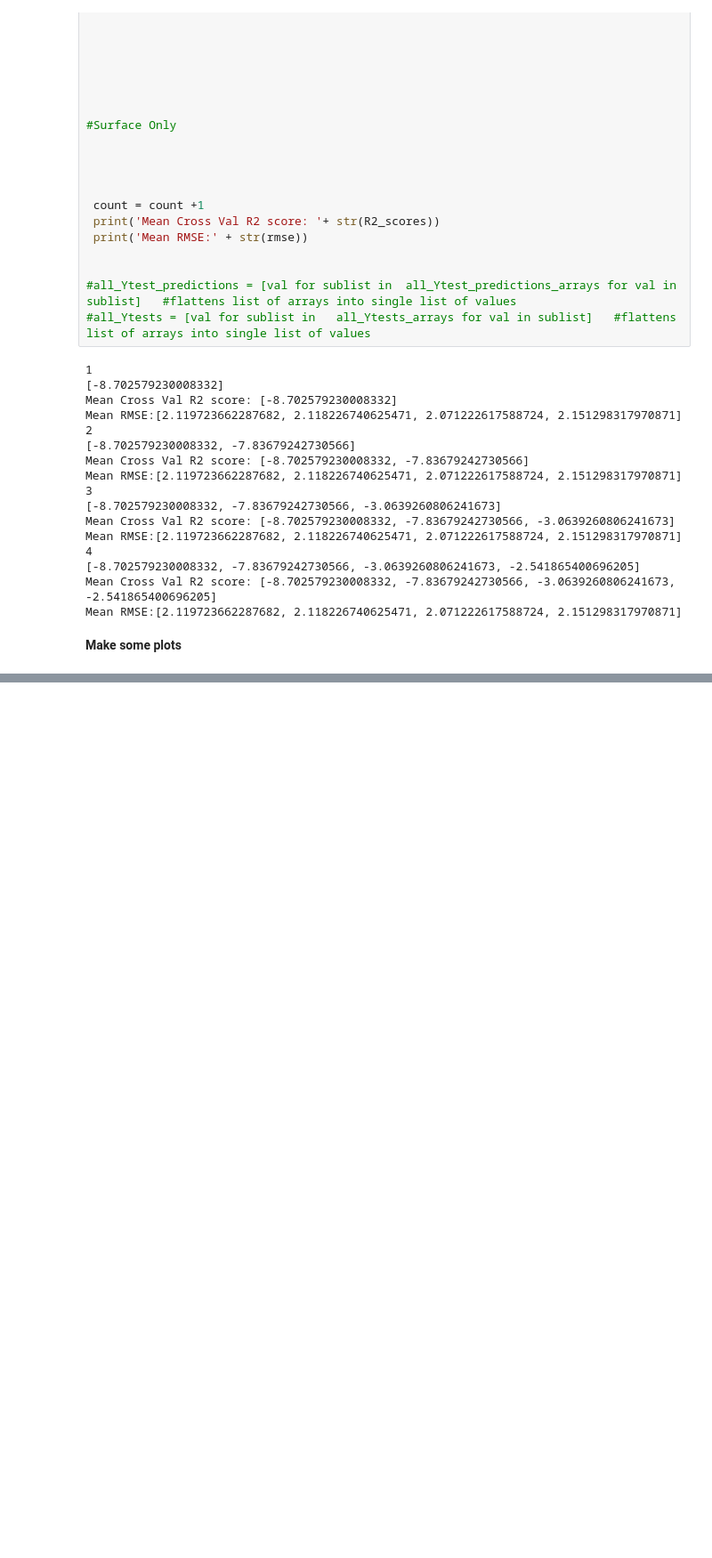
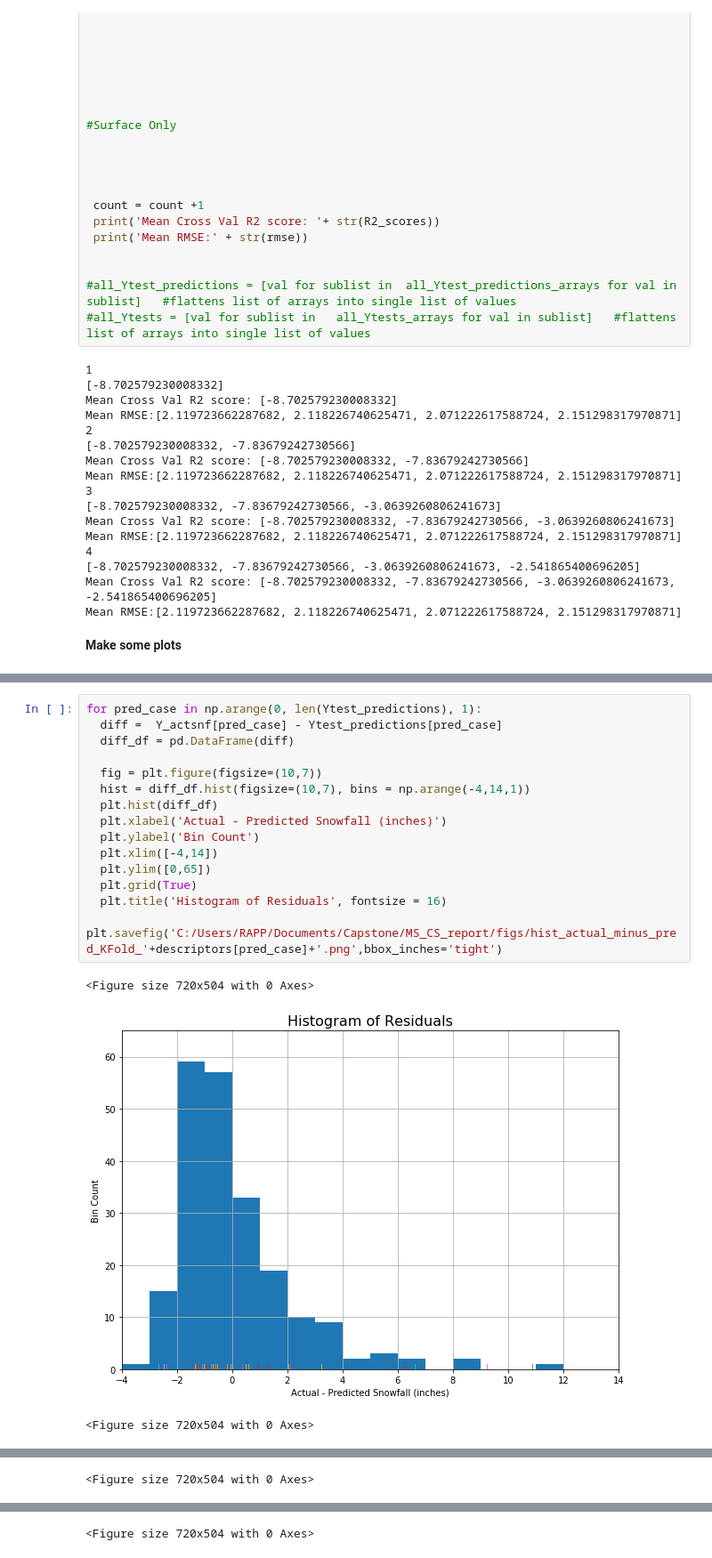
Before and after one commit to dustinrapp/Capstone_Springboard_Intermediate_Python, a Jupyter notebook: Projects/8a_UASFC_20-80_KFold_Crossval.ipynb, the cells around one changed output, grey strips where cells are left out. Shown at 89% size. Drawn from its saved outputs; the diff is of its cells as text; blank space fills up the shorter version.

```diff
--- a/Projects/8a_UASFC_20-80_KFold_Crossval.ipynb
+++ b/Projects/8a_UASFC_20-80_KFold_Crossval.ipynb
@@ -349,0 +360,19 @@ Mean RMSE:[2.119723662287682, 2.118226740625471, 2.071222617588724, 2.1512983179
+# %%
+for pred_case in np.arange(0, len(Ytest_predictions), 1):
+  diff =  Y_actsnf[pred_case] - Ytest_predictions[pred_case]
+  diff_df = pd.DataFrame(diff)
+
+  fig = plt.figure(figsize=(10,7))
+  hist = diff_df.hist(figsize=(10,7), bins = np.arange(-4,14,1))
+  plt.hist(diff_df)
+  plt.xlabel('Actual - Predicted Snowfall (inches)')
+  plt.ylabel('Bin Count')
+  plt.xlim([-4,14])
+  plt.ylim([0,65])
+  plt.grid(True)
+  plt.title('Histogram of Residuals', fontsize = 16)
+  plt.savefig('C:/Users/RAPP/Documents/Capstone/MS_CS_report/figs/hist_actual_minus_pred_KFold_'+descriptors[pred_case]+'.png',bbox_inches='tight')
+# %% [output]
+<Figure size 720x504 with 0 Axes>
+[figure, added]
+<Figure size 720x504 with 0 Axes>
@@ -349,0 +380 @@ Mean RMSE:[2.119723662287682, 2.118226740625471, 2.071222617588724, 2.1512983179
+<Figure size 720x504 with 0 Axes>
@@ -349,0 +382 @@ Mean RMSE:[2.119723662287682, 2.118226740625471, 2.071222617588724, 2.1512983179
+<Figure size 720x504 with 0 Axes>
```
Also changed, not shown: parts of 7 cells of this notebook.
